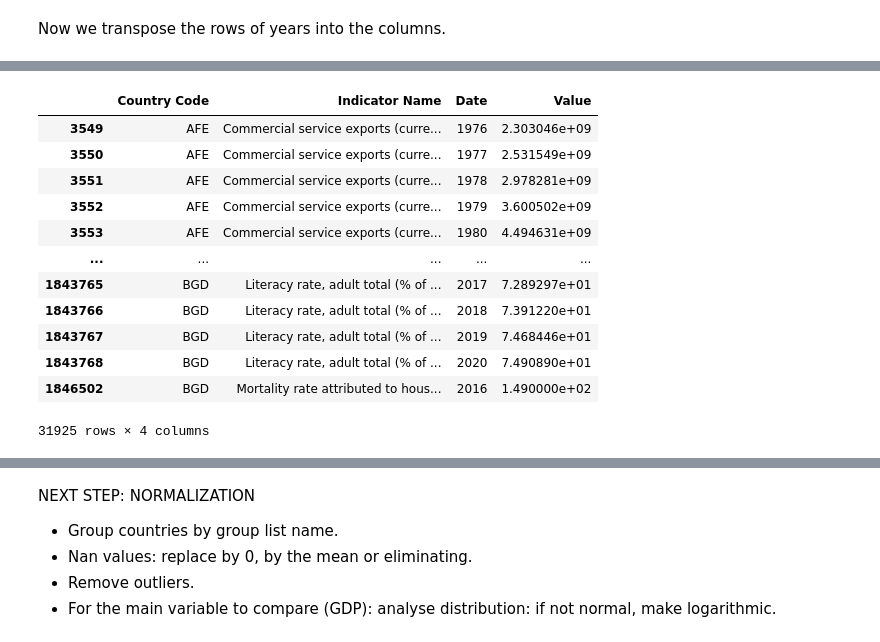
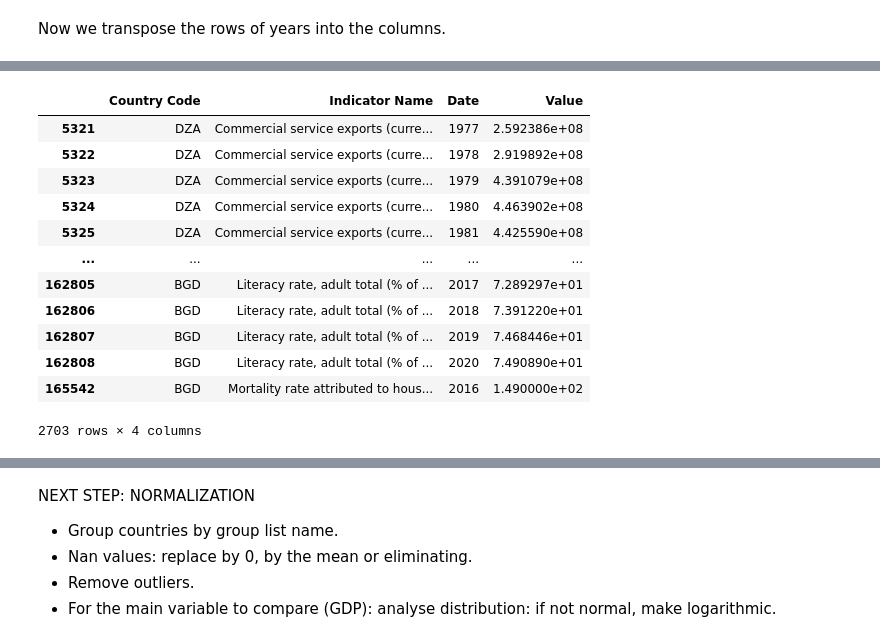
Before and after one commit to devonfw-forge/python-data-driven-decisions, a Jupyter notebook: CopyMaria Data-integration.ipynb, the cells around one changed output, grey strips where cells are left out. Cells and saved outputs as stored; diff of their text form; code cells hidden in the pictures.

```diff
--- a/CopyMaria Data-integration.ipynb
+++ b/CopyMaria Data-integration.ipynb
@@ -80,21 +92,21 @@ dftras
 # %%
-indicators_list=['GDP (current US$)','Literacy rate, adult total (% of people ages 15 and above)', 'Government expenditure on education, total (% of government expenditure)','Net migration','Commercial service exports (current US$)','Exports of goods and services (current US$)','Taxes on international trade (current LCU)','Fertility rate, total (births per woman)','People using at least basic sanitation services (% of population)','Employment in agriculture (% of total employment) (modeled ILO estimate)','Employment in services (% of total employment) (modeled ILO estimate)','Employment in industry (% of total employment) (modeled ILO estimate)','Electricity production from renewable sources, excluding hydroelectric (kWh)','Number of infant deaths','Number of infant deaths','Foreign direct investment, net (BoP, current US$)','Mortality rate attributed to household and ambient air pollution, age-standardized (per 100,000 population)','Total alcohol consumption per capita (liters of pure alcohol, projected estimates, 15+ years of age)','Research and development expenditure (% of GDP)','Labor force with advanced education (% of total working-age population with advanced education)','Suicide mortality rate (per 100,000 population)','CPIA gender equality rating (1=low to 6=high)','Share of youth not in education, employment or training, total (% of youth population)','Government expenditure on education, total (% of government expenditure)']
-
-df2=dftras.loc[dftras['Indicator Name'].isin(indicators_list)]
-pd.set_option('display.max_rows', 10)
-df2
+indicators_list=['GDP (current US$)','Literacy rate, adult total (% of people ages 15 and above)', 'Government expenditure on education, total (% of government expenditure)','Net migration','Commercial service exports (current US$)','Exports of goods and services (current US$)','Taxes on international trade (current LCU)','Fertility rate, total (births per woman)','People using at least basic sanitation services (% of population)','Employment in agriculture (% of total employment) (modeled ILO estimate)','Employment in services (% of total employment) (modeled ILO estimate)','Employment in industry (% of total employment) (modeled ILO estimate)','Electricity production from renewable sources, excluding hydroelectric (kWh)','Number of infant deaths','Foreign direct investment, net (BoP, current US$)','Mortality rate attributed to household and ambient air pollution, age-standardized (per 100,000 population)','Total alcohol consumption per capita (liters of pure alcohol, projected estimates, 15+ years of age)','Research and development expenditure (% of GDP)','Labor force with advanced education (% of total working-age population with advanced education)','Suicide mortality rate (per 100,000 population)','CPIA gender equality rating (1=low to 6=high)','Share of youth not in education, employment or training, total (% of youth population)','Government expenditure on education, total (% of government expenditure)']
-# %% [output]
-|  | Country Code | Indicator Name | Date | Value |
-| 3549 | AFE | Commercial service exports (curre... | 1976 | 2.303046e+09 |
-| 3550 | AFE | Commercial service exports (curre... | 1977 | 2.531549e+09 |
-| 3551 | AFE | Commercial service exports (curre... | 1978 | 2.978281e+09 |
-| 3552 | AFE | Commercial service exports (curre... | 1979 | 3.600502e+09 |
-| 3553 | AFE | Commercial service exports (curre... | 1980 | 4.494631e+09 |
-| ... | ... | ... | ... | ... |
-| 1843765 | BGD | Literacy rate, adult total (% of ... | 2017 | 7.289297e+01 |
-| 1843766 | BGD | Literacy rate, adult total (% of ... | 2018 | 7.391220e+01 |
-| 1843767 | BGD | Literacy rate, adult total (% of ... | 2019 | 7.468446e+01 |
-| 1843768 | BGD | Literacy rate, adult total (% of ... | 2020 | 7.490890e+01 |
-| 1846502 | BGD | Mortality rate attributed to hous... | 2016 | 1.490000e+02 |
-31925 rows × 4 columns
+# %%
+dfl=dftras.loc[dftras['Indicator Name'].isin(indicators_list)]
+pd.set_option('display.max_rows', 10)
+dfl
+# %% [output]
+|  | Country Code | Indicator Name | Date | Value |
+| 5321 | DZA | Commercial service exports (curre... | 1977 | 2.592386e+08 |
+| 5322 | DZA | Commercial service exports (curre... | 1978 | 2.919892e+08 |
+| 5323 | DZA | Commercial service exports (curre... | 1979 | 4.391079e+08 |
+| 5324 | DZA | Commercial service exports (curre... | 1980 | 4.463902e+08 |
+| 5325 | DZA | Commercial service exports (curre... | 1981 | 4.425590e+08 |
+| ... | ... | ... | ... | ... |
+| 162805 | BGD | Literacy rate, adult total (% of ... | 2017 | 7.289297e+01 |
+| 162806 | BGD | Literacy rate, adult total (% of ... | 2018 | 7.391220e+01 |
+| 162807 | BGD | Literacy rate, adult total (% of ... | 2019 | 7.468446e+01 |
+| 162808 | BGD | Literacy rate, adult total (% of ... | 2020 | 7.490890e+01 |
+| 165542 | BGD | Mortality rate attributed to hous... | 2016 | 1.490000e+02 |
+2703 rows × 4 columns
 # %%
```
Also changed, not shown: parts of 15 cells of this notebook.
